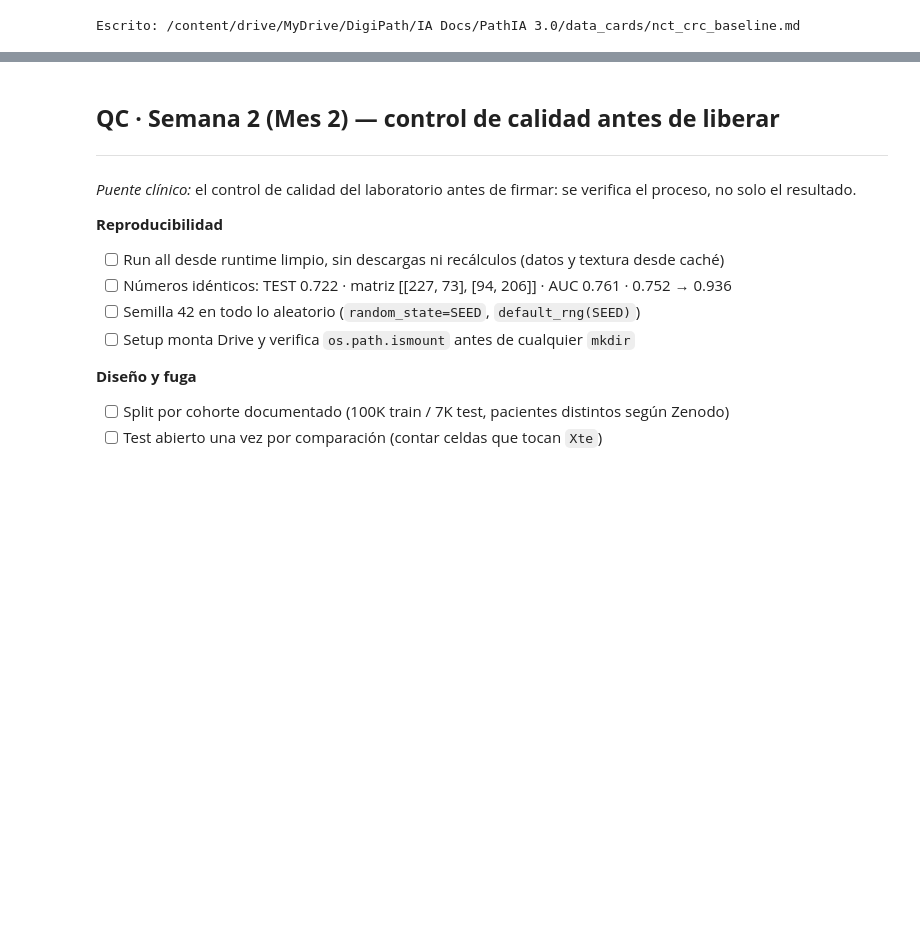
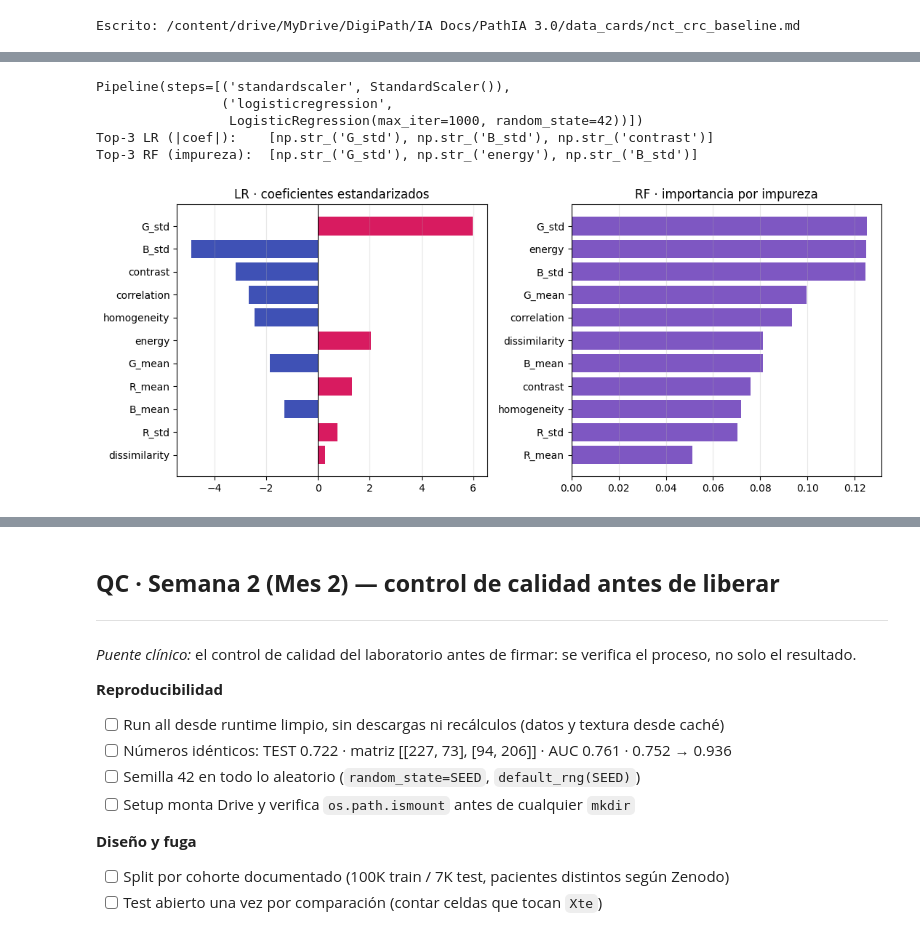
Before and after one commit to CarlosJB95/PathIA-MSI-colon, a Jupyter notebook: notebooks/Notebook_06_intro_clasificacion.ipynb, the cells around one changed output, grey strips where cells are left out. Drawn from its saved outputs; the diff is of its cells as text; code cells hidden in the pictures; blank space fills up the shorter version.

```diff
--- a/notebooks/Notebook_06_intro_clasificacion.ipynb
+++ b/notebooks/Notebook_06_intro_clasificacion.ipynb
@@ -833,0 +1109,32 @@ Escrito: /content/drive/MyDrive/DigiPath/IA Docs/PathIA 3.0/data_cards/nct_crc_b
+# %%
+print(m)                                   # confirma: StandardScaler → LogisticRegression
+
+coef = m[-1].coef_.ravel()                 # LR: coeficientes estandarizados
+imp  = rf.feature_importances_             # RF: importancia por impureza
+nom  = np.array(NOMBRES)
+
+orden_lr = np.argsort(np.abs(coef))[::-1]
+orden_rf = np.argsort(imp)[::-1]
+print("Top-3 LR (|coef|):   ", list(nom[orden_lr[:3]]))
+print("Top-3 RF (impureza): ", list(nom[orden_rf[:3]]))
+
+fig, axes = plt.subplots(1, 2, figsize=(11, 4.5))
+c_lr = coef[orden_lr][::-1]
+axes[0].barh(nom[orden_lr][::-1], c_lr,
+             color=["#d81b60" if c > 0 else "#3f51b5" for c in c_lr])   # eosina = → TUM · hematoxilina = → NORM
+axes[0].axvline(0, color="k", lw=0.8)
+axes[0].set_title("LR · coeficientes estandarizados")
+axes[1].barh(nom[orden_rf][::-1], imp[orden_rf][::-1], color="#7e57c2")
+axes[1].set_title("RF · importancia por impureza")
+for ax in axes:
+    ax.grid(axis="x", alpha=0.3)
+plt.tight_layout()
+plt.savefig(CARPETA_FIG / "06_importancias_lr_rf.png", dpi=150, bbox_inches="tight")
+plt.show()
+# %% [output]
+Pipeline(steps=[('standardscaler', StandardScaler()),
+                ('logisticregression',
+                 LogisticRegression(max_iter=1000, random_state=42))])
+Top-3 LR (|coef|):    [np.str_('G_std'), np.str_('B_std'), np.str_('contrast')]
+Top-3 RF (impureza):  [np.str_('G_std'), np.str_('energy'), np.str_('B_std')]
+[figure, added]
```
Also changed, not shown: parts of 23 cells of this notebook.
